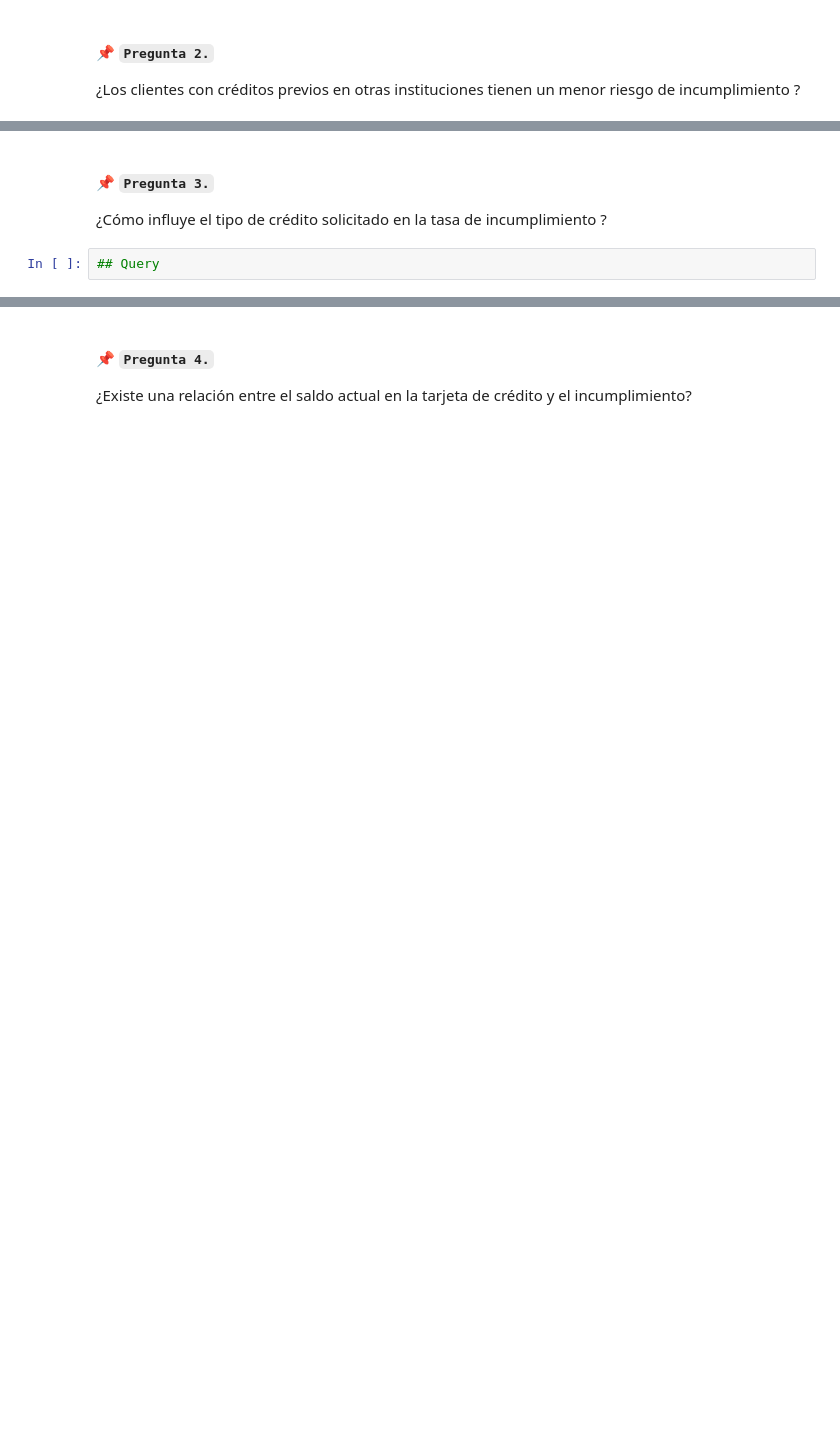
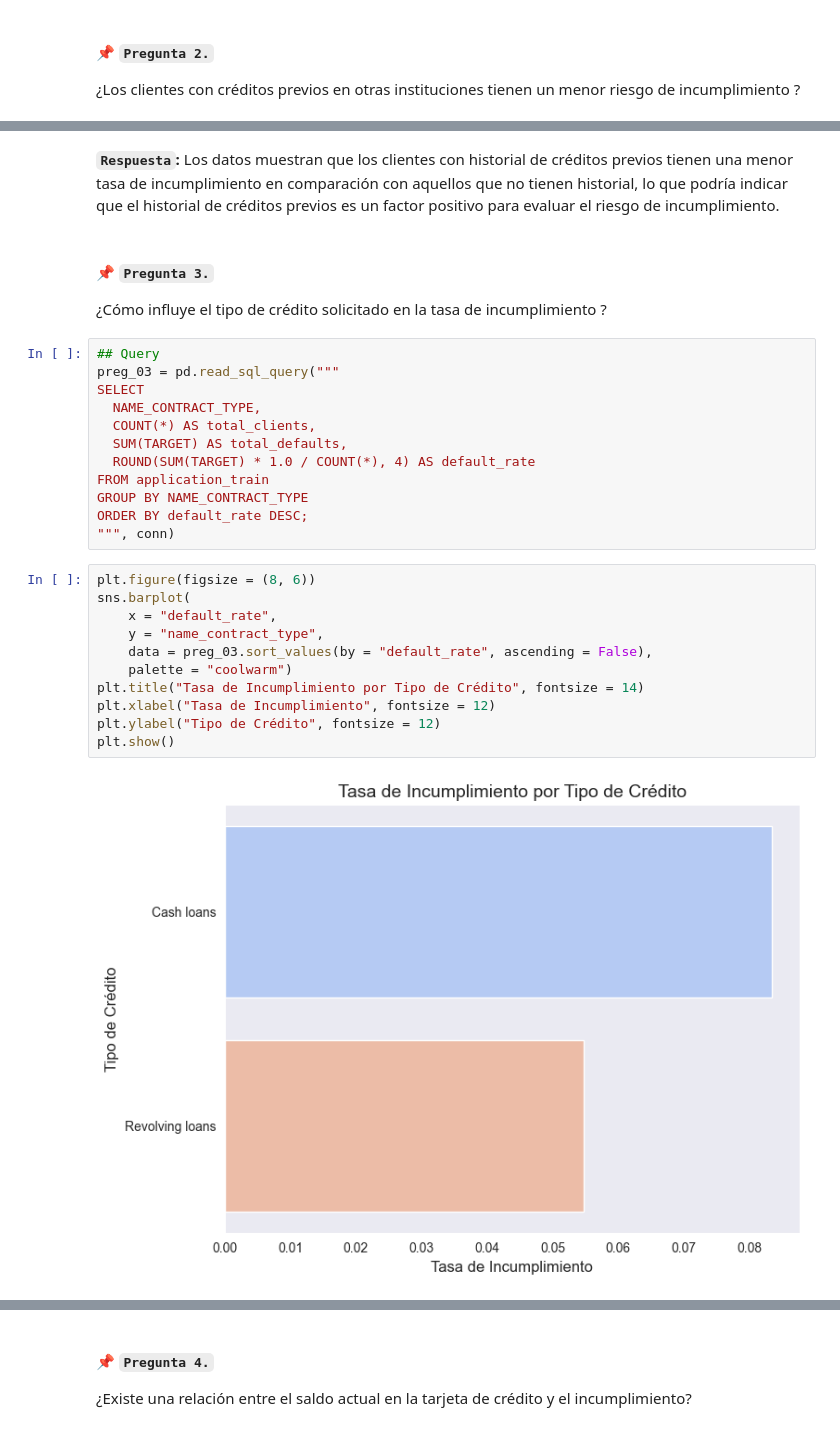
Before and after one commit to anmedinas/mds_bd, a Jupyter notebook: notebooks/04_Q&A.ipynb, the cells around one changed output, grey strips where cells are left out. Cells and saved outputs as stored; diff of their text form; blank space fills up the shorter version.

```diff
--- a/notebooks/04_Q&A.ipynb
+++ b/notebooks/04_Q&A.ipynb
@@ -70,6 +104,31 @@ preg_01
+# %% [markdown]
+**`Respuesta`:** Los datos muestran que los clientes con historial de créditos previos tienen una menor tasa de incumplimiento en comparación con aquellos que no tienen historial, lo que podría indicar que el historial de créditos previos es un factor positivo para evaluar el riesgo de incumplimiento.
 # %% [markdown]
 #### 📌 `Pregunta 3.`
 
 ¿Cómo influye el tipo de crédito solicitado en la tasa de incumplimiento ?
 # %%
 ## Query
+preg_03 = pd.read_sql_query("""
+SELECT
+  NAME_CONTRACT_TYPE,
+  COUNT(*) AS total_clients,
+  SUM(TARGET) AS total_defaults,
+  ROUND(SUM(TARGET) * 1.0 / COUNT(*), 4) AS default_rate
+FROM application_train
+GROUP BY NAME_CONTRACT_TYPE
+ORDER BY default_rate DESC;
+""", conn)
+# %%
+plt.figure(figsize = (8, 6))
+sns.barplot(
+    x = "default_rate",
+    y = "name_contract_type",
+    data = preg_03.sort_values(by = "default_rate", ascending = False),
+    palette = "coolwarm")
+plt.title("Tasa de Incumplimiento por Tipo de Crédito", fontsize = 14)
+plt.xlabel("Tasa de Incumplimiento", fontsize = 12)
+plt.ylabel("Tipo de Crédito", fontsize = 12)
+plt.show()
+# %% [output]
+[figure, added]
```
Also changed, not shown: parts of 31 cells of this notebook, 2 other files.
